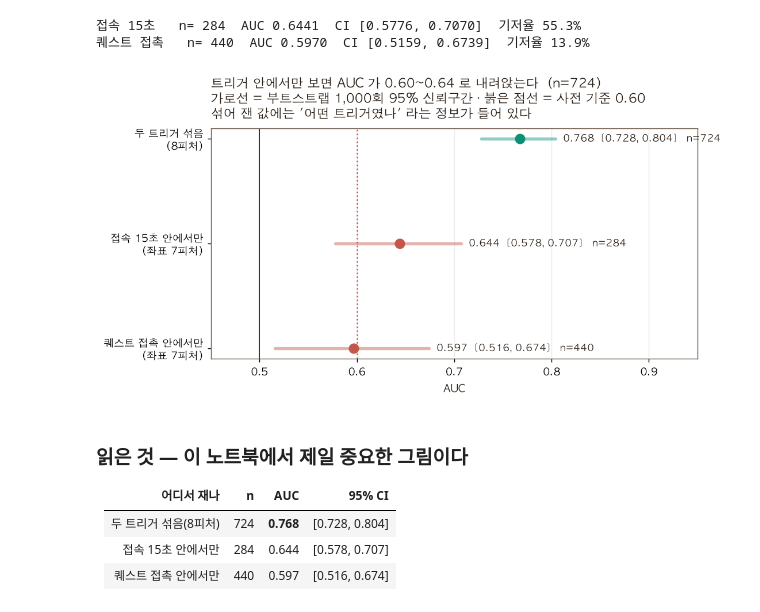
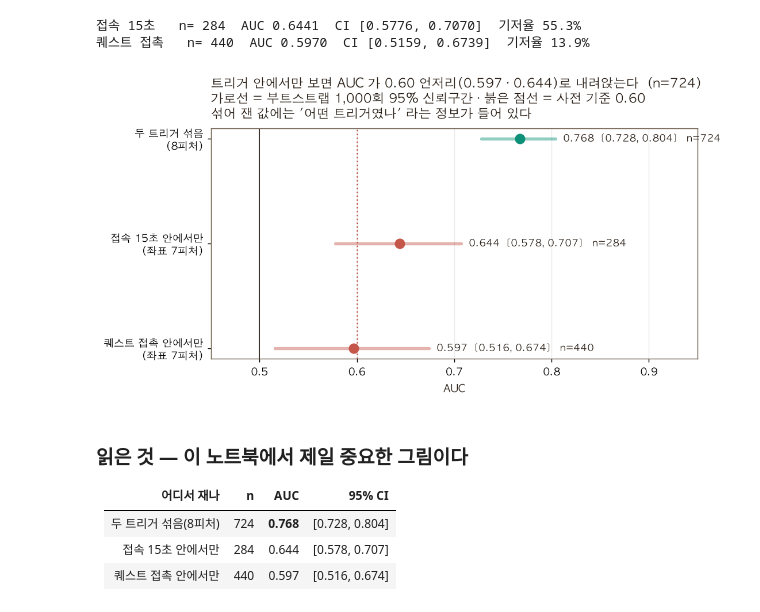
Before and after one commit to UICHEOL-HWANG/calm_forest, a Jupyter notebook: ml/notebooks/04_churn_model.ipynb, the cells around one changed output. Drawn from its saved outputs; the diff is of its cells as text; code cells hidden in the pictures.

```diff
--- a/ml/notebooks/04_churn_model.ipynb
+++ b/ml/notebooks/04_churn_model.ipynb
@@ -515,26 +521,26 @@ for k in order:
 # %%
 rows = [("두 트리거 섞음\n(8피처)", auc_full, ci_low, ci_high, len(y))] + [
     (f"{KO_TRIG[k]} 안에서만\n(좌표 7피처)", within[k]["auc"], within[k]["lo"], within[k]["hi"], within[k]["n"])
     for k in order]
 
-fig, ax = R.new("트리거 안에서만 보면 AUC 가 0.60~0.64 로 내려앉는다", n=len(y),
+fig, ax = R.new("트리거 안에서만 보면 AUC 가 0.60 언저리(0.597 · 0.644)로 내려앉는다", n=len(y),
                 sub="가로선 = 부트스트랩 1,000회 95% 신뢰구간 · 붉은 점선 = 사전 기준 0.60\n"
                     "섞어 잰 값에는 '어떤 트리거였나' 라는 정보가 들어 있다",
                 figsize=(8.4, 4.0))
 for i, (lab, v, lo, hi, nn) in enumerate(rows):
     c = R.PALETTE[2] if i == 0 else R.PALETTE[0]
     ax.plot([lo, hi], [i, i], color=c, lw=3, solid_capstyle="round", alpha=0.45)
     ax.plot([v], [i], "o", color=c, ms=9)
     ax.text(hi + 0.008, i, f"{v:.3f}  [{lo:.3f}, {hi:.3f}]   n={nn:,}",
             va="center", fontsize=9.5, color=R.INK)
 ax.axvline(0.5, color=R.INK, lw=1.0)
 ax.axvline(0.60, color=R.PALETTE[0], lw=1.4, ls=":")
 ax.set_yticks(range(len(rows))); ax.set_yticklabels([r[0] for r in rows]); ax.invert_yaxis()
 ax.set_xlim(0.45, 0.95); ax.set_xlabel("AUC")
 ax.grid(axis="y", visible=False)
 R.show(R.save(fig, ax, "g_ch_within", zero_base=False))
 # %% [output]
-[figure, old version]
+[figure, new version]
 # %% [markdown]
 ### 읽은 것 — 이 노트북에서 제일 중요한 그림이다
 
```
Also changed, not shown: parts of 7 cells of this notebook.
